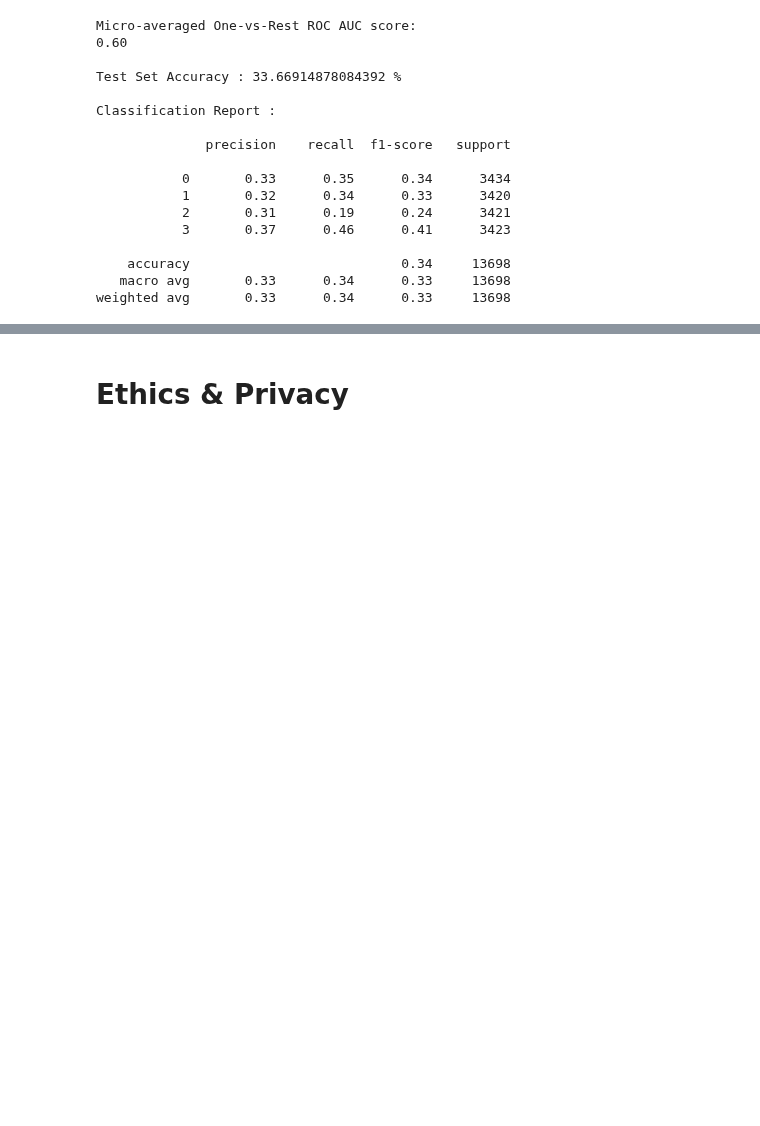
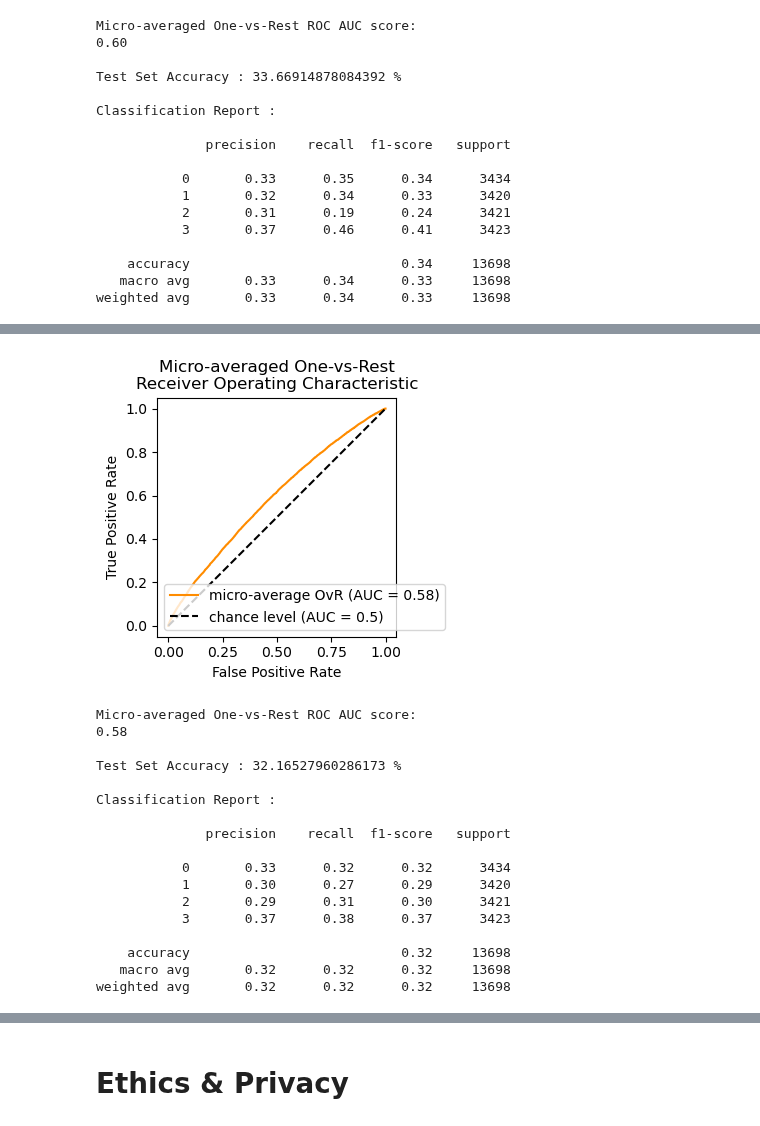
Before and after one commit to COGS118A/Group030-Wi23, a Jupyter notebook: CheckpointGroup030-Wi23.ipynb, the cells around one changed output, grey strips where cells are left out. Cells and saved outputs as stored; diff of their text form; code cells hidden in the pictures; blank space fills up the shorter version.

```diff
--- a/CheckpointGroup030-Wi23.ipynb
+++ b/CheckpointGroup030-Wi23.ipynb
@@ -499,0 +557,27 @@ weighted avg       0.33      0.34      0.33     13698
+# %%
+# try a multi-layer perceptron (MLP)
+from sklearn.neural_network import MLPClassifier
+
+mlp = MLPClassifier(random_state=42, max_iter=1000).fit(X_train_bank, y_train_bank)
+mlp_y_pred = mlp.predict(X_test_bank)
+mlp_y_prob = mlp.predict_proba(X_test_bank)
+mlp_auc = metrics_classification_scorer(y_train_bank, y_test_bank, mlp_y_pred, mlp_y_prob, save_auc = True)
+# %% [output]
+[figure, added]
+Micro-averaged One-vs-Rest ROC AUC score:
+0.58
+
+Test Set Accuracy : 32.16527960286173 %
+
+Classification Report :
+
+              precision    recall  f1-score   support
+
+           0       0.33      0.32      0.32      3434
+           1       0.30      0.27      0.29      3420
+           2       0.29      0.31      0.30      3421
+           3       0.37      0.38      0.37      3423
+
+    accuracy                           0.32     13698
+   macro avg       0.32      0.32      0.32     13698
+weighted avg       0.32      0.32      0.32     13698
```
Also changed, not shown: parts of 14 cells of this notebook.
